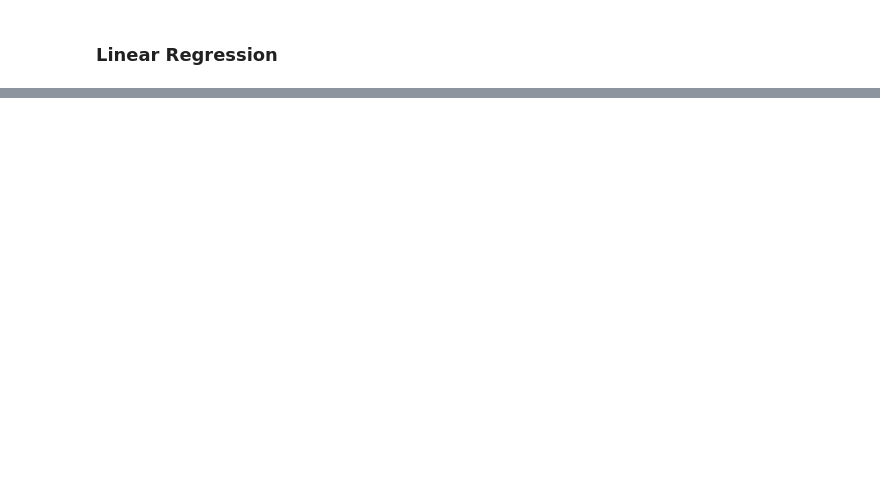
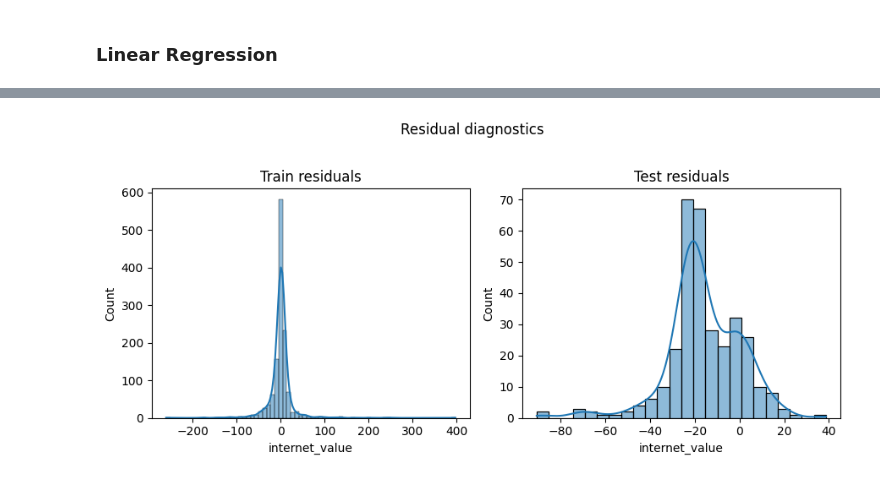
Before and after one commit to MariiaKrestenko/retail-internet-sales-uk, a Jupyter notebook: main.ipynb, the cells around one changed output, grey strips where cells are left out. Saved outputs shown, nothing was run; the diff lists cells and outputs as text; code cells hidden in the pictures; blank space fills up the shorter version.

```diff
--- a/main.ipynb
+++ b/main.ipynb
@@ -163,3 +156,4 @@ X_train, X_test, y_train, y_test = train_test_split(
 
 model = LinearRegression().fit(X_train, y_train)
 y_pred_test = model.predict(X_test)
+y_pred_train = model.predict(X_train)
@@ -165,0 +197,12 @@ y_pred_test = model.predict(X_test)
+# %%
+# Train Residuals
+residuals_train = y_train - y_pred_train
+residuals_test = y_test - y_pred_test
+# %%
+fig, (ax1, ax2) = plt.subplots(1, 2, figsize=(9,4))
+sns.histplot(residuals_train, ax=ax1, kde=True); ax1.set_title("Train residuals")
+sns.histplot(residuals_test,  ax=ax2, kde=True); ax2.set_title("Test residuals")
+fig.suptitle("Residual diagnostics", y=1.02)  # overall figure title
+plt.tight_layout()
+# %% [output]
+[figure, added]
```
Also changed, not shown: parts of 11 cells of this notebook.
